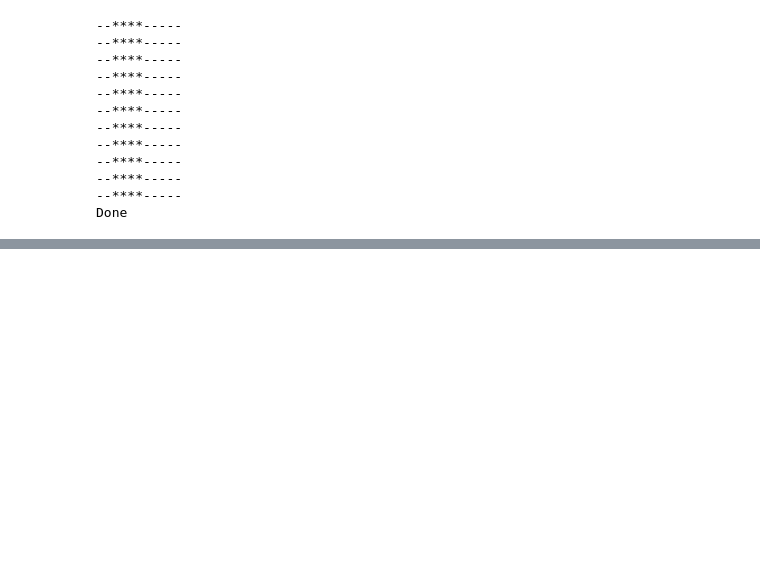
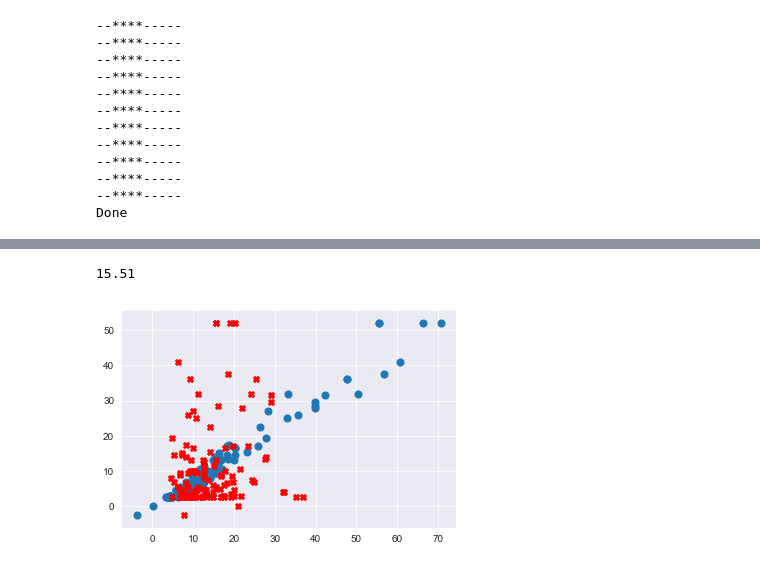
Before and after one commit to MSBX5420/Team-La-Plata-Peak, a Jupyter notebook: Creating S3 Bucket and Copying Data/Creating S3 Bucket and Copying Data-Machine_LearningPart1.ipynb, the cells around one changed output, grey strips where cells are left out. Cells and saved outputs as stored; diff of their text form; code cells hidden in the pictures; blank space fills up the shorter version.

```diff
--- a/Creating S3 Bucket and Copying Data/Creating S3 Bucket and Copying Data-Machine_LearningPart1.ipynb
+++ b/Creating S3 Bucket and Copying Data/Creating S3 Bucket and Copying Data-Machine_LearningPart1.ipynb
@@ -385,0 +416,7 @@ ValueError: cannot copy sequence with size 120 to array axis with dimension 22
+# %%
+X1 = yellow[['fare_amount','improvement_surcharge','trip_distance','tip_amount','tolls_amount']]
+Y1=yellow["total_amount"]
+model1 = sm.OLS(Y1, X1).fit()
+yellow['predicted Total Amount'] = round(model1.predict(X),2)
+print_model1 = model1.summary()
+print(print_model1)
@@ -385,0 +441,13 @@ ValueError: cannot copy sequence with size 120 to array axis with dimension 22
+# %%
+rmse = rmse(yellow["total_amount"], yellow['predicted Total Amount'])
+round(rmse,2)
+# %% [output]
+15.51
+# %%
+import numpy as np
+import matplotlib.pyplot as plt
+plt.scatter(yellow["total_amount"],yellow["fare_amount"],s=50)
+plt.scatter(yellow["predicted Total Amount"],yellow["fare_amount"],marker="X",color="red")
+plt.show()
+# %% [output]
+[figure, added]
```
Also changed, not shown: parts of 15 cells of this notebook.
